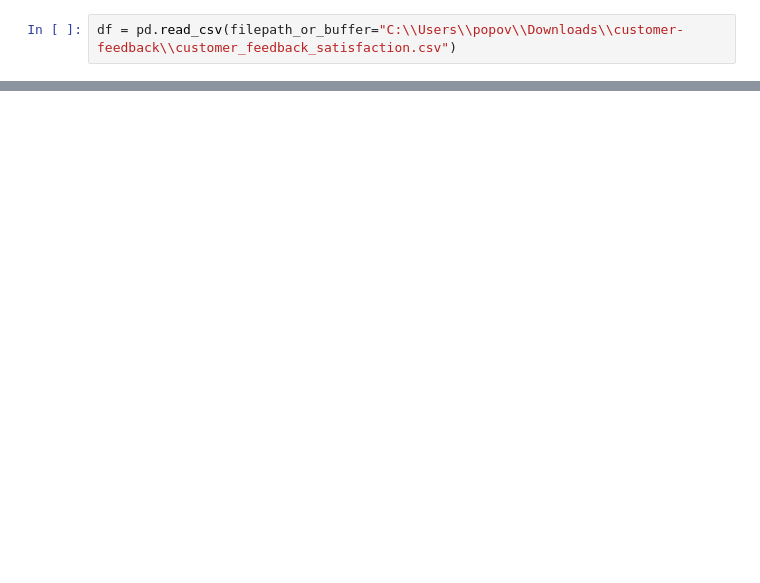
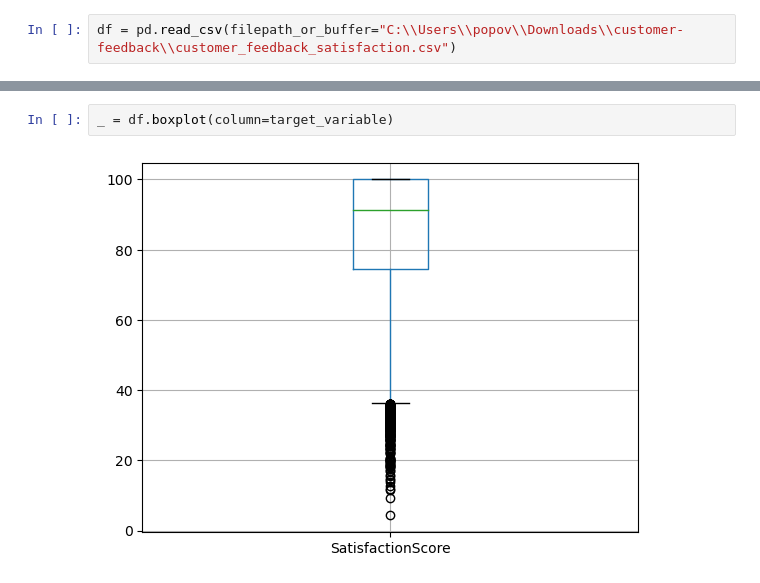
Before and after one commit to popovstefan/customer-feedback, a Jupyter notebook: machine-learning-model/CustomerFeedback.ipynb, the cells around one changed output, grey strips where cells are left out. Cells and saved outputs as stored; diff of their text form; blank space fills up the shorter version.

```diff
--- a/machine-learning-model/CustomerFeedback.ipynb
+++ b/machine-learning-model/CustomerFeedback.ipynb
@@ -42,0 +91,4 @@ mse, r2
+# %%
+_ = df.boxplot(column=target_variable)
+# %% [output]
+[figure, added]
```
Also changed, not shown: parts of 50 cells of this notebook, 1 other file.
